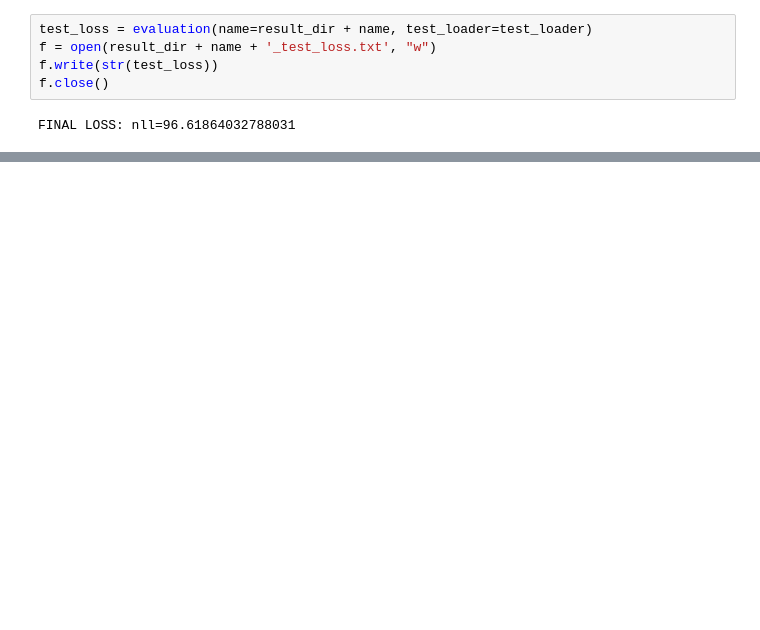
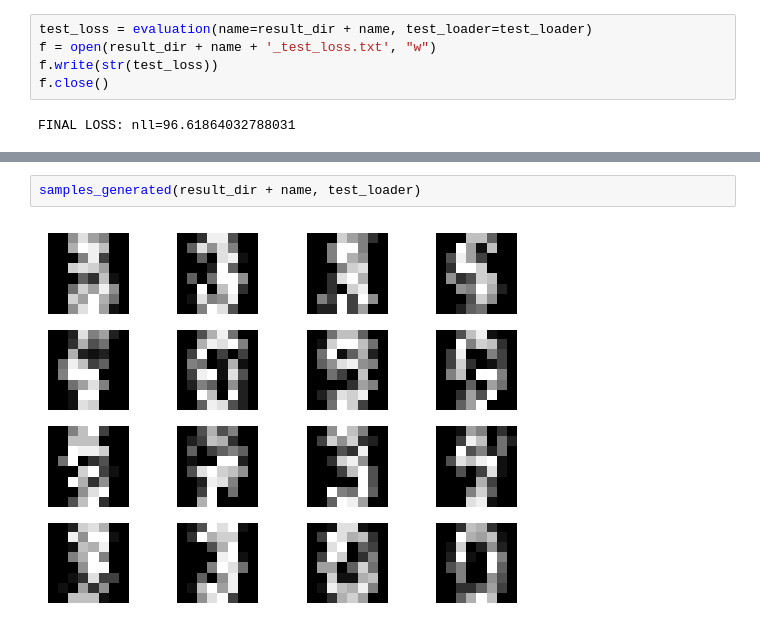
Before and after one commit to lorrespz/Generative-models, a Jupyter notebook: VAE_Mathematical_implementation.ipynb, the cells around one changed output, grey strips where cells are left out. Saved outputs shown, nothing was run; the diff lists cells and outputs as text; blank space fills up the shorter version.

```diff
--- a/VAE_Mathematical_implementation.ipynb
+++ b/VAE_Mathematical_implementation.ipynb
@@ -471,0 +473,4 @@ samples_real(result_dir + name, test_loader)
+# %%
+samples_generated(result_dir + name, test_loader)
+# %% [output]
+[figure, added]
```
Also changed, not shown: parts of 4 cells of this notebook.
